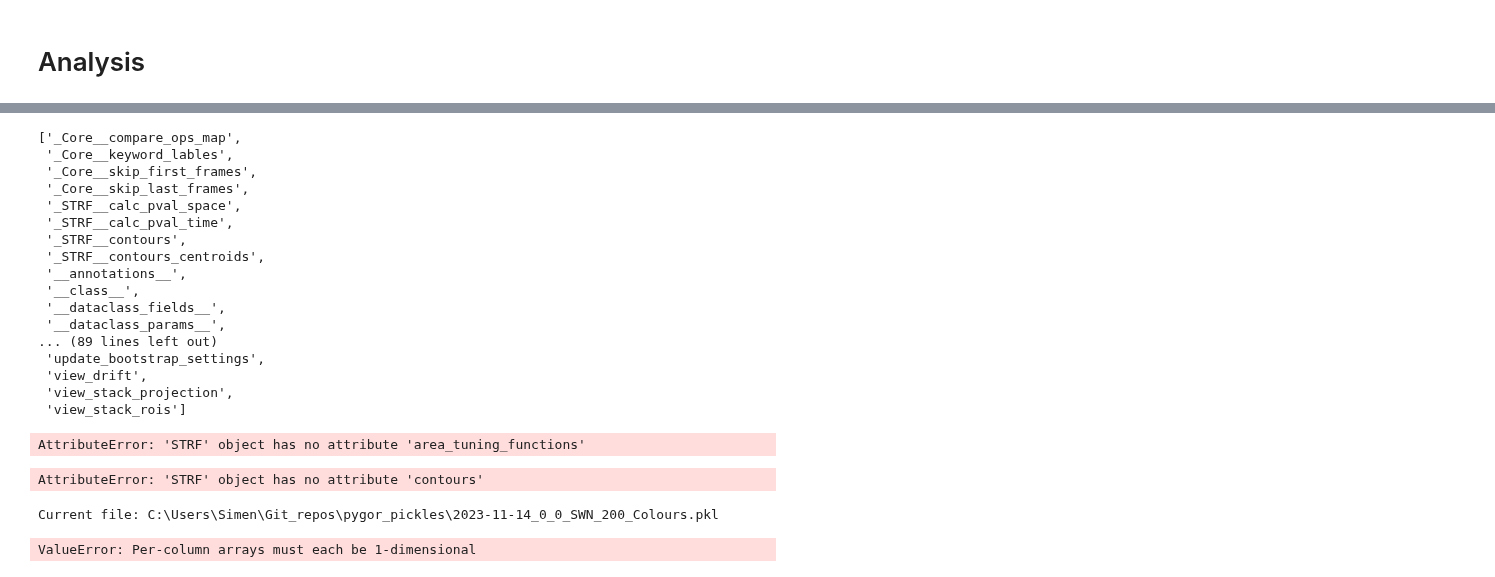
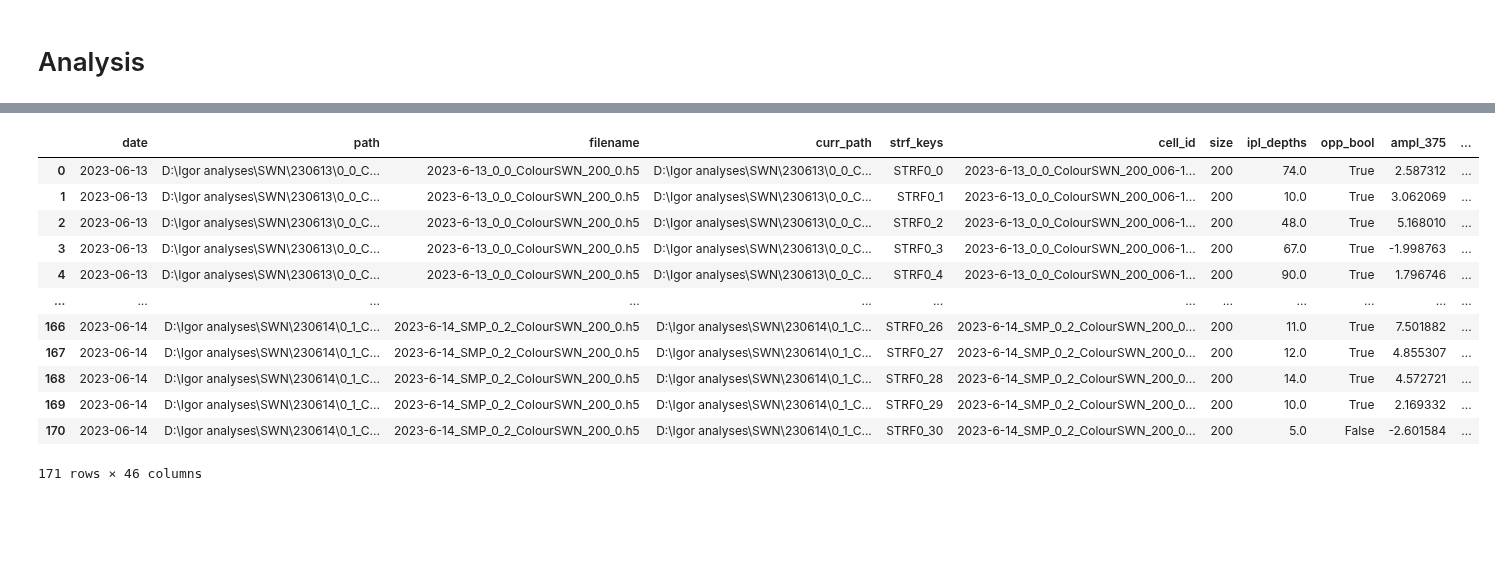
Before and after one commit to simbru/pygor, a Jupyter notebook: Notebooks/RF_analysis.ipynb, the cells around one changed output, grey strips where cells are left out. Saved outputs shown, nothing was run; the diff lists cells and outputs as text; code cells hidden in the pictures; blank space fills up the shorter version.

```diff
--- a/Notebooks/RF_analysis.ipynb
+++ b/Notebooks/RF_analysis.ipynb
@@ -73,2 +65,4 @@ files
 # %%
-obj = pygor.filehandling.load(files[0], as_class = pygor.load.STRF)
+exp = pygor.load.Experiment()
+for i in files:
+    exp.attach_data(pygor.load.STRF(i))
@@ -124,34 +74,17 @@ array([[13.        , 22.14796989],
-# %%
-dir(obj)
-# %% [output]
-['_Core__compare_ops_map',
- '_Core__keyword_lables',
- '_Core__skip_first_frames',
- '_Core__skip_last_frames',
- '_STRF__calc_pval_space',
- '_STRF__calc_pval_time',
- '_STRF__contours',
- '_STRF__contours_centroids',
- '__annotations__',
- '__class__',
- '__dataclass_fields__',
- '__dataclass_params__',
-... (89 lines left out)
- 'update_bootstrap_settings',
- 'view_drift',
- 'view_stack_projection',
- 'view_stack_rois']
-# %%
-dict = pygor.analyses.strf_df.build_chromaticity_dict(obj)
-# %% [output]
-AttributeError: 'STRF' object has no attribute 'area_tuning_functions'
-# %%
-obj.get_help()
-# %% [output]
-AttributeError: 'STRF' object has no attribute 'contours'
-# %%
-import pygor.analyses.strf_df
-roi_df, rec_df, chroma_df = pygor.analyses.strf_df.compile_chroma_strf_df(files)
-# %% [output]
-Current file: C:\Users\Simen\Git_repos\pygor_pickles\2023-11-14_0_0_SWN_200_Colours.pkl
-ValueError: Per-column arrays must each be 1-dimensional
+# %%
+chroma_df = pygor.analyse.strf.chromatic_stats_df(exp)
+chroma_df
+# %% [output]
+|  | date | path | filename | curr_path | strf_keys | cell_id | size | ipl_depths | opp_bool | ampl_375 | ... |
+| 0 | 2023-06-13 | D:\Igor analyses\SWN\230613\0_0_C... | 2023-6-13_0_0_ColourSWN_200_0.h5 | D:\Igor analyses\SWN\230613\0_0_C... | STRF0_0 | 2023-6-13_0_0_ColourSWN_200_006-1... | 200 | 74.0 | True | 2.587312 | ... |
+| 1 | 2023-06-13 | D:\Igor analyses\SWN\230613\0_0_C... | 2023-6-13_0_0_ColourSWN_200_0.h5 | D:\Igor analyses\SWN\230613\0_0_C... | STRF0_1 | 2023-6-13_0_0_ColourSWN_200_006-1... | 200 | 10.0 | True | 3.062069 | ... |
+| 2 | 2023-06-13 | D:\Igor analyses\SWN\230613\0_0_C... | 2023-6-13_0_0_ColourSWN_200_0.h5 | D:\Igor analyses\SWN\230613\0_0_C... | STRF0_2 | 2023-6-13_0_0_ColourSWN_200_006-1... | 200 | 48.0 | True | 5.168010 | ... |
+| 3 | 2023-06-13 | D:\Igor analyses\SWN\230613\0_0_C... | 2023-6-13_0_0_ColourSWN_200_0.h5 | D:\Igor analyses\SWN\230613\0_0_C... | STRF0_3 | 2023-6-13_0_0_ColourSWN_200_006-1... | 200 | 67.0 | True | -1.998763 | ... |
+| 4 | 2023-06-13 | D:\Igor analyses\SWN\230613\0_0_C... | 2023-6-13_0_0_ColourSWN_200_0.h5 | D:\Igor analyses\SWN\230613\0_0_C... | STRF0_4 | 2023-6-13_0_0_ColourSWN_200_006-1... | 200 | 90.0 | True | 1.796746 | ... |
+| ... | ... | ... | ... | ... | ... | ... | ... | ... | ... | ... | ... |
+| 166 | 2023-06-14 | D:\Igor analyses\SWN\230614\0_1_C... | 2023-6-14_SMP_0_2_ColourSWN_200_0.h5 | D:\Igor analyses\SWN\230614\0_1_C... | STRF0_26 | 2023-6-14_SMP_0_2_ColourSWN_200_0... | 200 | 11.0 | True | 7.501882 | ... |
+| 167 | 2023-06-14 | D:\Igor analyses\SWN\230614\0_1_C... | 2023-6-14_SMP_0_2_ColourSWN_200_0.h5 | D:\Igor analyses\SWN\230614\0_1_C... | STRF0_27 | 2023-6-14_SMP_0_2_ColourSWN_200_0... | 200 | 12.0 | True | 4.855307 | ... |
+| 168 | 2023-06-14 | D:\Igor analyses\SWN\230614\0_1_C... | 2023-6-14_SMP_0_2_ColourSWN_200_0.h5 | D:\Igor analyses\SWN\230614\0_1_C... | STRF0_28 | 2023-6-14_SMP_0_2_ColourSWN_200_0... | 200 | 14.0 | True | 4.572721 | ... |
+| 169 | 2023-06-14 | D:\Igor analyses\SWN\230614\0_1_C... | 2023-6-14_SMP_0_2_ColourSWN_200_0.h5 | D:\Igor analyses\SWN\230614\0_1_C... | STRF0_29 | 2023-6-14_SMP_0_2_ColourSWN_200_0... | 200 | 10.0 | True | 2.169332 | ... |
+| 170 | 2023-06-14 | D:\Igor analyses\SWN\230614\0_1_C... | 2023-6-14_SMP_0_2_ColourSWN_200_0.h5 | D:\Igor analyses\SWN\230614\0_1_C... | STRF0_30 | 2023-6-14_SMP_0_2_ColourSWN_200_0... | 200 | 5.0 | False | -2.601584 | ... |
+171 rows × 46 columns
```
Also changed, not shown: parts of 10 cells of this notebook, 4 other files.
